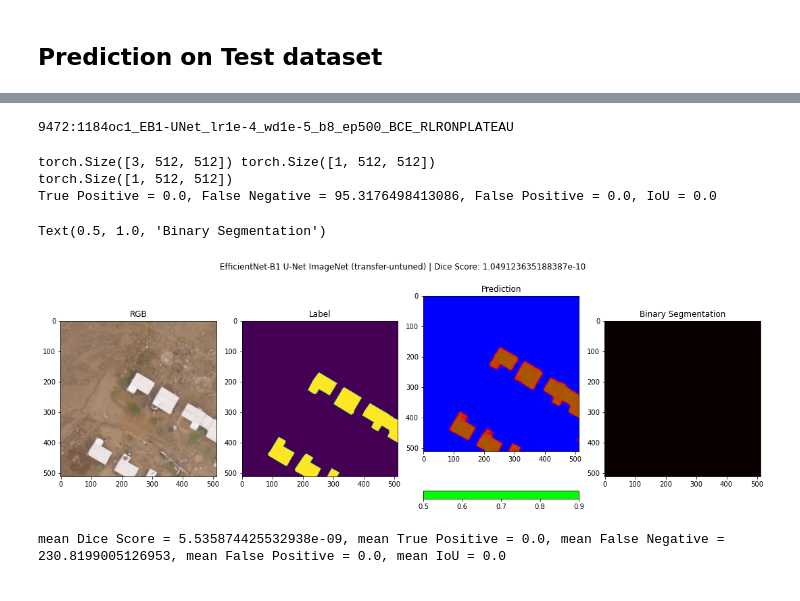
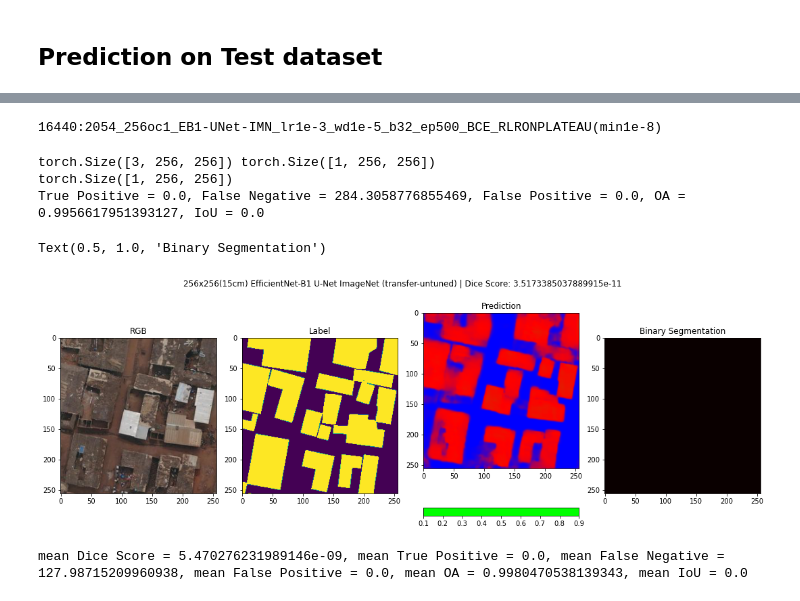
Before and after one commit to chrischank/HOTOSM_OAM_codeV2, a Jupyter notebook: Train_loop.ipynb, the cells around one changed output, grey strips where cells are left out. Saved outputs shown, nothing was run; the diff lists cells and outputs as text; code cells hidden in the pictures.

```diff
--- a/Train_loop.ipynb
+++ b/Train_loop.ipynb
@@ -2,8 +2,8 @@
 ##############################
 #Training loop for NNs       #
 #Maintainer: Christopher Chan#
-#Version: 0.2.6              #
-#Date: 2022-03-19            #
+#Version: 0.2.7              #
+#Date: 2022-03-20            #
 ##############################
 
 import os
@@ -46,6 +46,11 @@ print(f"Training on device {device}.")
 td_KBY10 = os.path.abspath("/home/mnt/HOTOSM_data/Kakuma10cm/Kalobeyei/td_KBY")
 td_DZK10 = os.path.abspath("/home/mnt/HOTOSM_data/Dzaleka10cm/td_DZK")
 td_DZKN10 = os.path.abspath("/home/mnt/HOTOSM_data/Dzaleka_N10cm/td_DZKN")
+
+td_KBY15 = os.path.abspath("/home/mnt/HOTOSM_data//Kakuma15cm/Kalobeyei/td_KBY")
+td_DZK15 = os.path.abspath("/home/mnt/HOTOSM_data/Dzaleka15cm/td_DZK")
+td_DZKN15 = os.path.abspath("/home/mnt/HOTOSM_data/Dzaleka_N15cm/td_DZKN")
+#
 # %% [output]
 Training on device cuda.
 # %% [markdown]
@@ -456,17 +501,17 @@ torch.cuda.empty_cache()
 
 print(best_trial)
 # %%
-xp_name = "9472:1184oc1_EB1-UNet_lr1e-4_wd1e-5_b8_ep500_BCE_RLRONPLATEAU"
+xp_name = "16440:2054_256oc1_EB1-UNet-IMN_lr1e-3_wd1e-5_b32_ep500_BCE_RLRONPLATEAU(min1e-8)"
 
 training_loop(n_epochs = 500,
-              optimizer = torch.optim.Adam(Net.parameters(), lr = 1e-4, weight_decay = 1e-5),
+              optimizer = torch.optim.Adam(Net.parameters(), lr = 1e-3, weight_decay = 1e-5),
               model = Net,
               in_channels = 3,
               out_channels = 1,
               xp_name = xp_name,
               loss_fn = nn.BCELoss(reduction = 'mean'),
-              train_loader = DataLoader(Train, batch_size = 8, shuffle = True),
-              val_loader = DataLoader(Val, batch_size = 8, shuffle = True),
+              train_loader = DataLoader(Train, batch_size = 32, shuffle = True),
+              val_loader = DataLoader(Val, batch_size = 32, shuffle = True),
               checkpoint_freq = 10,
               val_freq = 10)
 
@@ -499,7 +544,7 @@ Text(0.5, 1.0, 'LBL')
 # %%
-print(xp_name)qq
+print(xp_name)
 # %% [output]
-9472:1184oc1_EB1-UNet_lr1e-4_wd1e-5_b8_ep500_BCE_RLRONPLATEAU
+16440:2054_256oc1_EB1-UNet-IMN_lr1e-3_wd1e-5_b32_ep500_BCE_RLRONPLATEAU(min1e-8)
 # %%
 Net = smp.Unet(encoder_name = 'efficientnet-b1', encoder_depth = 4,
                encoder_weights = None, decoder_use_batchnorm = True,
@@ -507,7 +552,7 @@ Net = smp.Unet(encoder_name = 'efficientnet-b1', encoder_depth = 4,
                in_channels = 3, classes = 1, activation = "sigmoid", aux_params = None)
 
 checkpoint_dir = os.path.abspath("/home/mnt/HOTOSM_data/checkpoints")
-NN_weights = os.path.join(checkpoint_dir, xp_name, "9472:1184oc1_EB1-UNet_lr1e-4_wd1e-5_b8_ep500_BCE_RLRONPLATEAU_iter_356383.pth")
+NN_weights = os.path.join(checkpoint_dir, xp_name, "16440:2054_256oc1_EB1-UNet-IMN_lr1e-3_wd1e-5_b32_ep500_BCE_RLRONPLATEAU(min1e-8)_iter_231813.pth")
 NN_weights = torch.load(NN_weights, map_location = device)
 
 Net.load_state_dict(NN_weights["Model:"])
@@ -536,42 +581,44 @@ with torch.no_grad():
 
     # True-Positive, True-Negative, False-Positive
     TP = (pred_BOOL * lbl).sum(dim = [0, 1, 2])
+    TN = ((1 - pred_BOOL) * (1 - lbl)).sum(dim = [0, 1, 2])
     FN = ((1 - pred_BOOL) * lbl).sum(dim = [0, 1, 2])
     FP = (pred_BOOL * (1 - lbl)).sum(dim = [0, 1, 2])
+    OA = ((TP + TN) / (TP + TN + FP + FN))
     IoU = (TP / (TP + FN + FP))
 
-print("True Positive = {0}, False Negative = {1}, False Positive = {2}, IoU = {3}".format(TP, FN, FP, IoU))
+print("True Positive = {0}, False Negative = {1}, False Positive = {2}, OA = {3}, IoU = {4}".format(TP, FN, FP, OA, IoU))
 
 # Plotting the RGB, Prediction, and Confidence
 fig = plt.figure(figsize = (15, 6))
 ax = fig.add_subplot(1, 4, 1)
 fig.tight_layout(w_pad = 3)
-fig.suptitle("EfficientNet-B1 U-Net ImageNet (transfer-untuned) | Dice Score: {0}".format(dice_score))
+fig.suptitle("256x256(15cm) EfficientNet-B1 U-Net ImageNet (transfer-untuned) | Dice Score: {0}".format(dice_score))
 RGB = plt.imshow(test_pair[0].detach().cpu().numpy().transpose(1, 2, 0))
 ax.set_title('RGB')
 
 ax = fig.add_subplot(1, 4, 2)
 PILlbl = lbl.detach().cpu().numpy().transpose(1, 2, 0)
 plt.imshow(PILlbl)
 ax.set_title('Label')
 
 ax = fig.add_subplot(1, 4, 3)
 PILpred = prediction.detach().cpu().numpy().transpose(1, 2, 0)
 plt.imshow(PILpred, cmap = "brg")
-plt.colorbar(boundaries = np.arange(0.5, 1.0, 0.1), ticks = np.arange(0.5, 1.0, 0.1),
+plt.colorbar(boundaries = np.arange(0.1, 1.0, 0.1), ticks = np.arange(0.1, 1.0, 0.1),
              orientation = "horizontal")
 ax.set_title('Prediction')
 
 ax = fig.add_subplot(1, 4, 4)
 PILbin = pred_BOOL.detach().cpu().numpy().transpose(1, 2, 0)
 plt.imshow(PILbin, cmap = "hot")
 ax.set_title('Binary Segmentation')
 # %% [output]
-torch.Size([3, 512, 512]) torch.Size([1, 512, 512])
-torch.Size([1, 512, 512])
-True Positive = 0.0, False Negative = 95.3176498413086, False Positive = 0.0, IoU = 0.0
+torch.Size([3, 256, 256]) torch.Size([1, 256, 256])
+torch.Size([1, 256, 256])
+True Positive = 0.0, False Negative = 284.3058776855469, False Positive = 0.0, OA = 0.9956617951393127, IoU = 0.0
 Text(0.5, 1.0, 'Binary Segmentation')
-[figure, old version]
+[figure, new version]
 # %%
 # Loading testing batch
 test_loader = DataLoader(Test, batch_size = 1, shuffle = True)
@@ -582,6 +629,7 @@ Dice_ls = []
 TP_ls = []
 FN_ls = []
 FP_ls = []
+OA_ls = []
 IoU_ls = []
 
 for i, (img, lbl) in tqdm(enumerate(test_loader)):
@@ -604,22 +652,25 @@ for i, (img, lbl) in tqdm(enumerate(test_loader)):
         dice_score = dice_score.detach().cpu().numpy()
         Dice_ls.append(dice_score)
 
-        # True-Positive, True-Negative, False-Positive
-
+       # True-Positive, True-Negative, False-Positive
         TP = (pred_BOOL * lbl).sum(dim = [0, 1, 2])
+        TN = ((1 - pred_BOOL) * (1 - lbl)).sum(dim = [0, 1, 2])
         FN = ((1 - pred_BOOL) * lbl).sum(dim = [0, 1, 2])
         FP = (pred_BOOL * (1 - lbl)).sum(dim = [0, 1, 2])
+        OA = ((TP + TN) / (TP + TN + FP + FN))
         IoU = (TP / (TP + FN + FP))
 
         TP = TP.detach().cpu().numpy()
         FN = FN.detach().cpu().numpy()
         FP = FP.detach().cpu().numpy()
+        OA = OA.detach().cpu().numpy()
         IoU = IoU.detach().cpu().numpy()
 
         idx.append(i)
         TP_ls.append(TP)
         FN_ls.append(FN)
         FP_ls.append(FP)
+        OA_ls.append(OA)
         IoU_ls.append(IoU)
 
 df = {"id": idx,
@@ -627,12 +678,13 @@ df = {"id": idx,
       "True_Positive": TP_ls,
       "False_Negative": FN_ls,
       "False_Positive": FP_ls,
+      "Overall Accuracy": OA_ls,
       "IoU": IoU_ls}
 
 results_csv = pd.DataFrame(df)
-print("mean Dice Score = {0}, mean True Positive = {1}, mean False Negative = {2}, mean False Positive = {3}, mean IoU = {4}".format(np.mean(Dice_ls), np.mean(TP_ls), np.mean(FN_ls), np.mean(FP_ls), np.mean(IoU_ls)))
+print("mean Dice Score = {0}, mean True Positive = {1}, mean False Negative = {2}, mean False Positive = {3}, mean OA = {4}, mean IoU = {5}".format(np.mean(Dice_ls), np.mean(TP_ls), np.mean(FN_ls), np.mean(FP_ls), np.mean(OA_ls), np.mean(IoU_ls)))
 # %% [output]
-mean Dice Score = 5.535874425532938e-09, mean True Positive = 0.0, mean False Negative = 230.8199005126953, mean False Positive = 0.0, mean IoU = 0.0
+mean Dice Score = 5.470276231989146e-09, mean True Positive = 0.0, mean False Negative = 127.98715209960938, mean False Positive = 0.0, mean OA = 0.9980470538139343, mean IoU = 0.0
 # %%
 print(results_csv.info(), results_csv["Dice_score"].describe(), results_csv.head())
 # %% [output]
```
Also changed, not shown: parts of 5 cells of this notebook, 1 other file.
